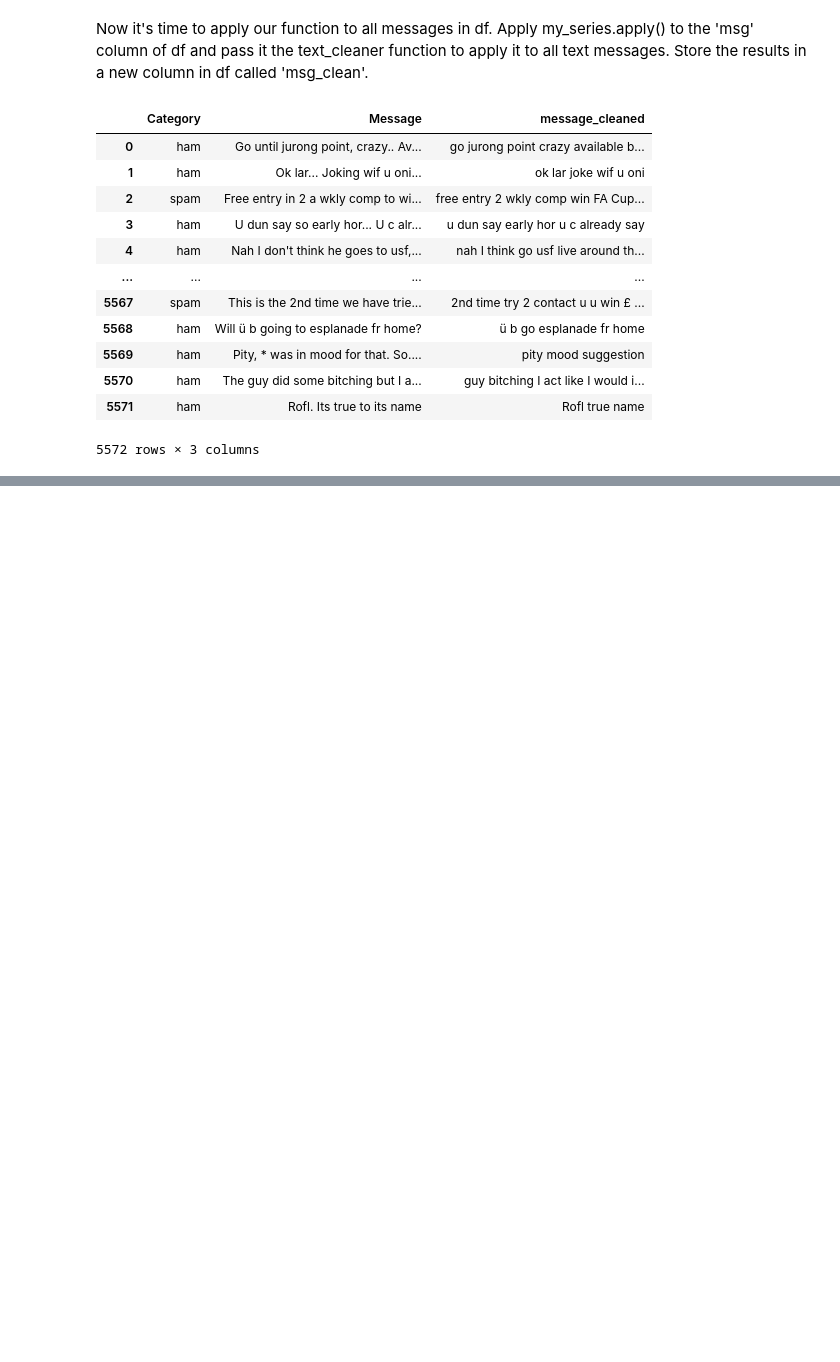
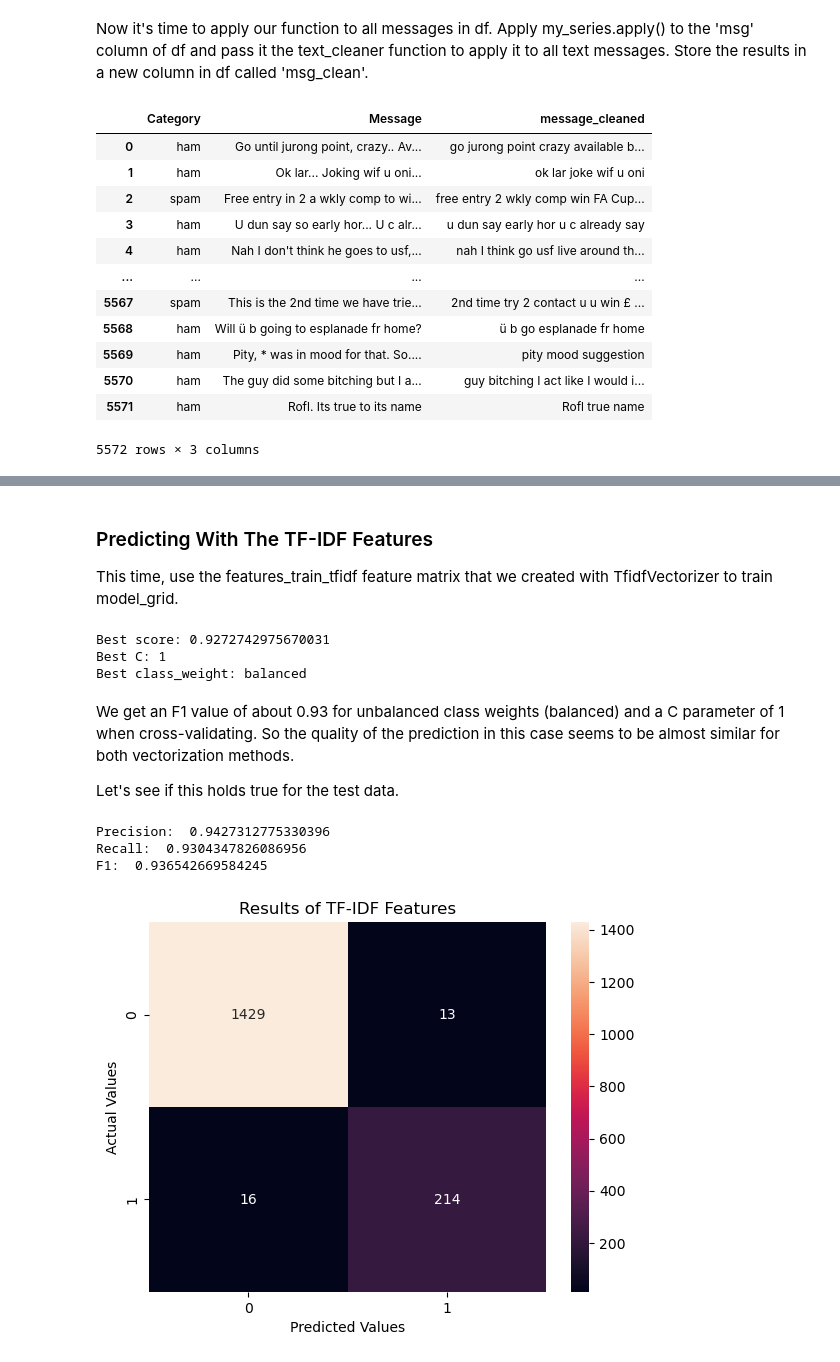
Before and after one commit to itsalwaysamir/kaggle, a Jupyter notebook: email-spam-detection-nlp-and-svm-practice.ipynb, the cells around one changed output, grey strips where cells are left out. Saved outputs shown, nothing was run; the diff lists cells and outputs as text; code cells hidden in the pictures; blank space fills up the shorter version.

```diff
--- a/email-spam-detection-nlp-and-svm-practice.ipynb
+++ b/email-spam-detection-nlp-and-svm-practice.ipynb
@@ -167,0 +272,7 @@ df
+# %%
+# Convert a collection of raw documents to a matrix of TF-IDF features
+from sklearn.feature_extraction.text import TfidfVectorizer
+
+# Initialize TfidfVectorizer
+tfidf_vectorizer = TfidfVectorizer()
+features_train_tfidf = tfidf_vectorizer.fit_transform(features_train)
@@ -167,0 +405,36 @@ df
+# %% [markdown]
+### Predicting With The TF-IDF Features
+This time, use the features_train_tfidf feature matrix that we created with TfidfVectorizer to train model_grid.
+# %%
+# Fit the model
+model_grid.fit(features_train_tfidf, target_train)
+
+# Model score and best parameters
+print('Best score:', model_grid.best_score_)
+print('Best C:', model_grid.best_estimator_.C)
+print('Best class_weight:', model_grid.best_estimator_.class_weight)
+# %% [output]
+Best score: 0.9272742975670031
+Best C: 1
+Best class_weight: balanced
+# %% [markdown]
+We get an F1 value of about 0.93 for unbalanced class weights (balanced) and a C parameter of 1 when cross-validating. So the quality of the prediction in this case seems to be almost similar for both vectorization methods.
+
+Let's see if this holds true for the test data.
+# %%
+# Predict the test data
+features_test_tfidf = tfidf_vectorizer.transform(features_test)
+target_test_pred_tfidf = model_grid.predict(features_test_tfidf)
+
+# Model performance evaluation
+print('\nPrecision: ', precision_score(target_test, target_test_pred_tfidf))
+print('Recall: ', recall_score(target_test, target_test_pred_tfidf))
+print('F1: ', f1_score(target_test, target_test_pred_tfidf))
+confusion_matrix_tfidf = confusion_matrix(target_test, target_test_pred_tfidf)
+cm_tfidf = sns.heatmap(confusion_matrix_tfidf, annot=True, fmt='d');
+cm_tfidf.set(xlabel='Predicted Values', ylabel='Actual Values', title='Results of TF-IDF Features');
+# %% [output]
+Precision:  0.9427312775330396
+Recall:  0.9304347826086956
+F1:  0.936542669584245
+[figure, added]
```
Also changed, not shown: parts of 35 cells of this notebook.
